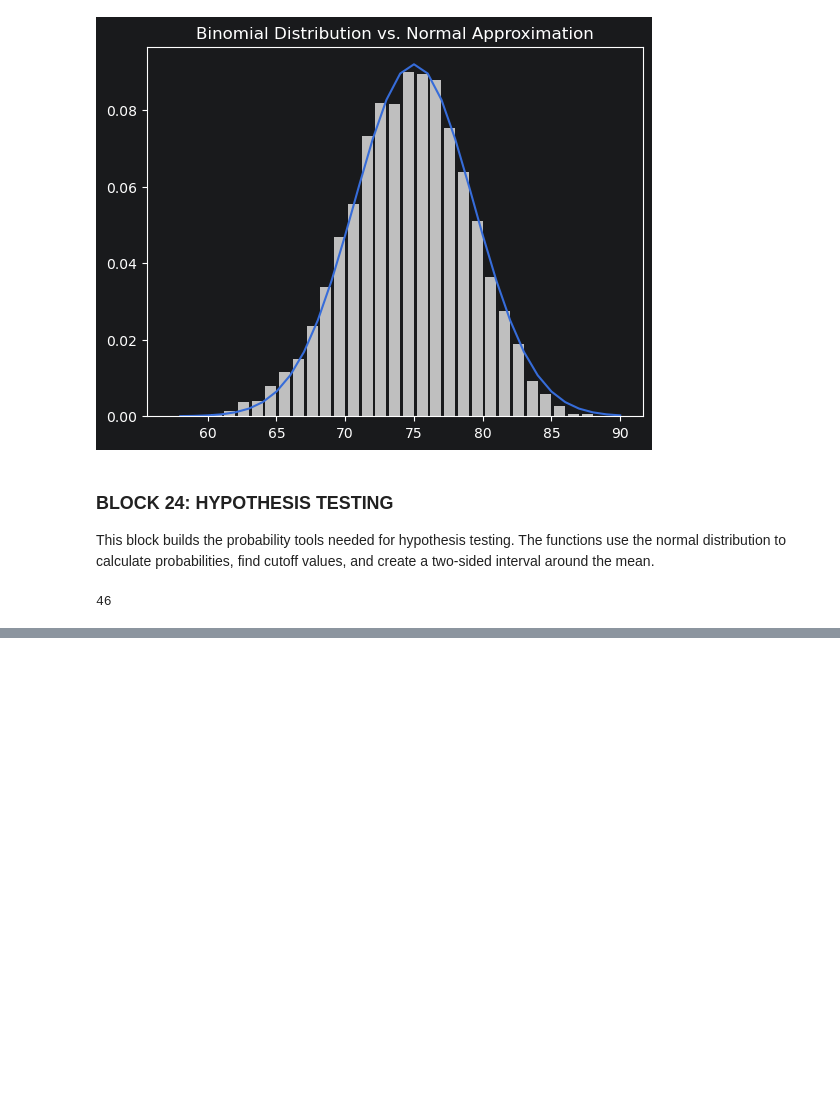
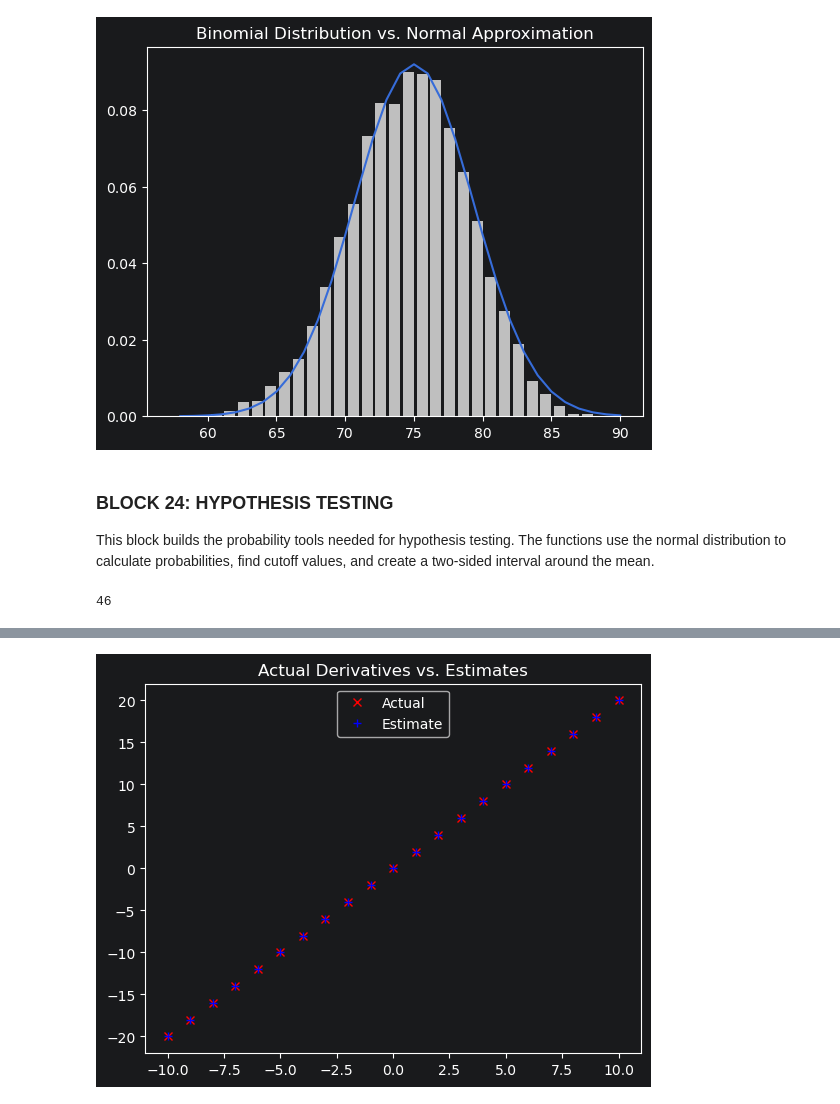
Before and after one commit to imtiazzarif/dsfs-notes, a Jupyter notebook: dsfs.ipynb, the cells around one changed output, grey strips where cells are left out. Cells and saved outputs as stored; diff of their text form; code cells hidden in the pictures; blank space fills up the shorter version.

```diff
--- a/dsfs.ipynb
+++ b/dsfs.ipynb
@@ -1197,0 +1221,86 @@ two_sided_p_value(z)# 0.003 <.05 so we reject the null hypothesis, the differenc
+# %%
+import sys
+import scratch
+from importlib import reload
+from typing import Callable
+from typing import List, Tuple
+Vector = List[float]
+def difference_quotient(f: Callable[[float], float],
+                        x: float,
+                        h: float) -> float:
+    return (f(x + h) - f(x)) / h #for small increase in x how does f(x) change
+def square(x: float) -> float:
+    return x * x
+def derivative(x: float) -> float:
+    return 2 * x  #derivative value of x^2
+xs = range(-10, 11)
+actuals = [derivative(x) for x in xs] #actual derivative
+estimates = [difference_quotient(square, x, h=0.001) for x in xs] #estimates using limits
+# plot to show they're basically the same
+import matplotlib.pyplot as plt
+plt.title("Actual Derivatives vs. Estimates")
+plt.plot(xs, actuals, 'rx', label='Actual')
+# red  x
+plt.plot(xs, estimates, 'b+', label='Estimate')   # blue +
+plt.legend(loc=9)
+plt.show()
+def partial_difference_quotient(f: Callable[[Vector], float],
+                                v: Vector,
+                                i: int,
+                                h: float) -> float:
+    """Returns the i-th partial difference quotient of f at v"""
+    w=[v_j +(h if j==i else 0) # add h to just the ith element of v
+       for j, v_j in enumerate(v)]
+    return (f(w)-f(v)) / h
+def estimate_gradient(f: Callable[[Vector], float],
+                      v: Vector,
+                      h: float = 0.0001):
+    return [partial_difference_quotient(f, v, i, h)
+            for i in range(len(v))] #returns[df/dx1,df/dx2,...df/dxn] where n is length of v
+
+import random
+from scratch.linear_algebra import distance, add, scalar_multiply
+
+def gradient_step(v: Vector, gradient: Vector, step_size: float) -> Vector:
+    """Moves `step_size` in the `gradient` direction from `v`"""
+    assert len(v) == len(gradient)
+    step = scalar_multiply(step_size, gradient)
+    return add(v, step) #adding the step to the vector
+
+def sum_of_squares_gradient(v: Vector) -> Vector:
+    return [2 * v_i for v_i in v]     #gradient of [x1^2,x2^2,x3^2]=[2x1,2x2,2x3]
+
+v=[random.uniform(-10, 10) for i in range(3)]    # start at a random point
+for epoch in range(1000):
+    grad = sum_of_squares_gradient(v)    # compute the gradient at v
+    v = gradient_step(v, grad, -0.01)    # take a negative gradient step (if starting point is (-)ve the steps will be positive ,(-)ve for otherwise
+    print(epoch, v)
+
+assert distance(v, [0, 0, 0]) < 0.001    # v should be close to 0
+#gradient descent for linear regression
+# x ranges from -50 to 49, y is always 20 * x + 5
+inputs=[(x,20*x+5) for x in range(-50,50)]
+def linear_gradient(x: float, y: float, theta: Vector) -> Vector:
+    """Computes the gradient of the squared error cost function for linear regression"""
+    slope, intercept = theta
+    predicted = slope * x + intercept
+    error = predicted - y
+    squared_error = error ** 2
+    # gradient of squared error with respect to slope and intercept
+    return [2 * error * x, 2 * error]  # [d/dsquared_error/dslope, d/squared_error/d/intercept]
+from scratch.linear_algebra import vector_mean
+# Start with random values for slope and intercept
+theta = [random.uniform(-1, 1), random.uniform(-1, 1)]
+learning_rate = 0.001
+for epoch in range(5000):
+    # Compute the mean of the gradients
+    grad = vector_mean([linear_gradient(x, y, theta)
+    for x, y in inputs])
+    # Take a step in that direction
+    theta = gradient_step(theta, grad, -learning_rate)
+    print(epoch, theta)
+slope, intercept = theta
+assert 19.9 < slope < 20.1,   "slope should be about 20"
+assert 4.9 < intercept < 5.1, "intercept should be about 5"
+# %% [output]
+[figure, added]
```
Also changed, not shown: parts of 6 cells of this notebook, 10 other files.
